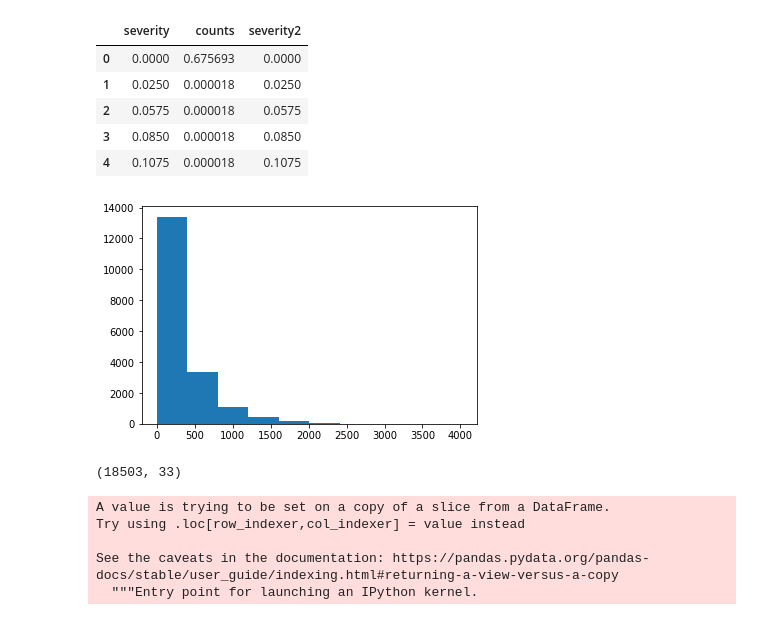
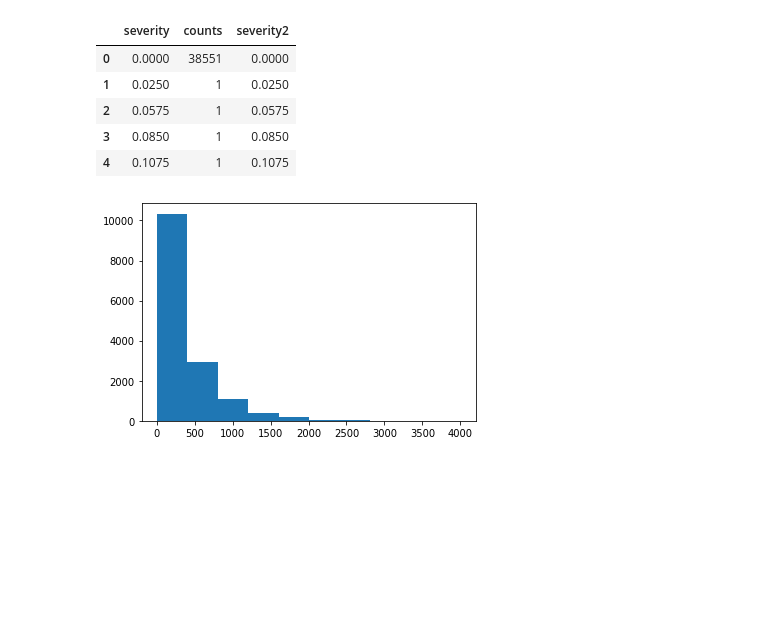
Before and after one commit to mariaferrol1988/experiments, a Jupyter notebook: projects/insurance/draft2-variabletreatment.ipynb, the cells around one changed output. Cells and saved outputs as stored; diff of their text form; code cells hidden in the pictures; blank space fills up the shorter version.

Commit message:
weighting factor calculations updated

```diff
--- a/projects/insurance/draft2-variabletreatment.ipynb
+++ b/projects/insurance/draft2-variabletreatment.ipynb
@@ -109,21 +104,17 @@ demog = ['population','town_surface_area']
 # %%
-df_weight = (df_final.groupby('severity')['counts'].count() / df_final.shape[0]).reset_index()
+# generate a weight factor
+df_weight = (df_final.groupby('severity')['counts'].count()).reset_index()
 df_weight['severity2'] =  df_weight['severity']
 df_weight.head()
 # %% [output]
 |  | severity | counts | severity2 |
-| 0 | 0.0000 | 0.675693 | 0.0000 |
-| 1 | 0.0250 | 0.000018 | 0.0250 |
-| 2 | 0.0575 | 0.000018 | 0.0575 |
-| 3 | 0.0850 | 0.000018 | 0.0850 |
-| 4 | 0.1075 | 0.000018 | 0.1075 |
+| 0 | 0.0000 | 38551 | 0.0000 |
+| 1 | 0.0250 | 1 | 0.0250 |
+| 2 | 0.0575 | 1 | 0.0575 |
+| 3 | 0.0850 | 1 | 0.0850 |
+| 4 | 0.1075 | 1 | 0.1075 |
 # %%
-df_claimed = df_final[df_final['severity'] > 0 ]
-plt.hist(df_claimed['severity'])
+plt.hist(df_weight['severity'])
 plt.show()
 # %% [output]
-[figure, old version]
+[figure, new version]
-# %%
-df_claimed.shape
-# %% [output]
-(18503, 33)
@@ -132,8 +120,0 @@ from sklearn.preprocessing import QuantileTransformer
-# %%
-df_claimed['severity2'] = preprocessing.QuantileTransformer(n_quantiles = 10).fit_transform(df_claimed[['severity']] )
-# %% [output]
-A value is trying to be set on a copy of a slice from a DataFrame.
-Try using .loc[row_indexer,col_indexer] = value instead
-
-See the caveats in the documentation: https://pandas.pydata.org/pandas-docs/stable/user_guide/indexing.html#returning-a-view-versus-a-copy
-  """Entry point for launching an IPython kernel.
```
Also changed, not shown: parts of 8 cells of this notebook.
